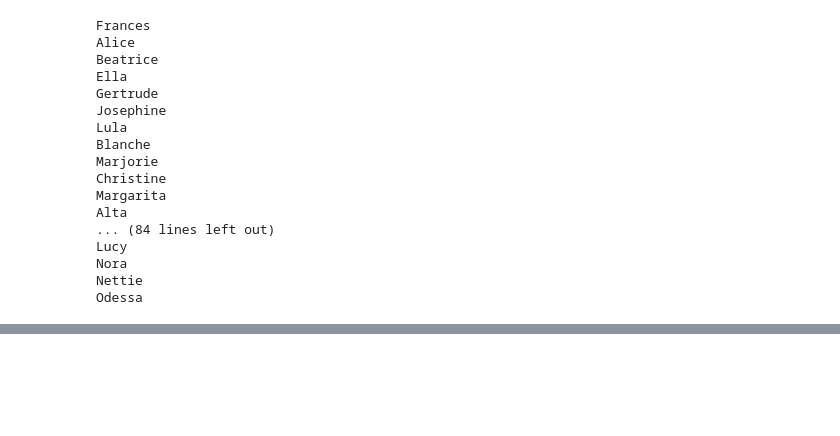
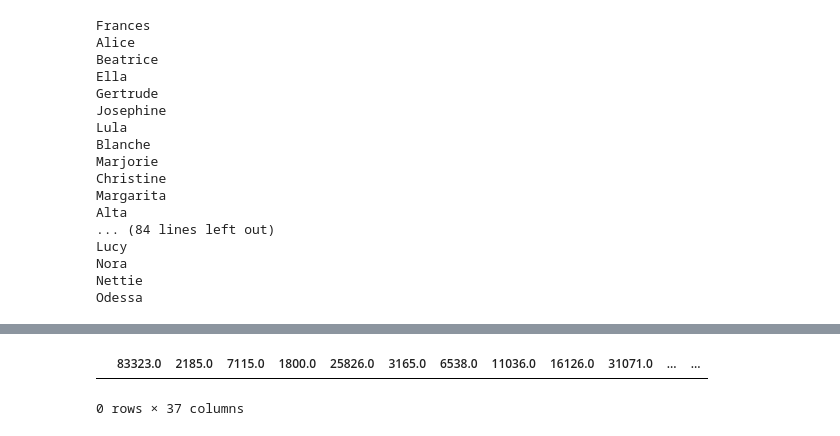
Before and after one commit to xyg123/SNP_enrich_preprocess, a Jupyter notebook: notebooks/LDSC_BQ_sumstats.ipynb, the cells around one changed output, grey strips where cells are left out. Cells and saved outputs as stored; diff of their text form; code cells hidden in the pictures; blank space fills up the shorter version.

```diff
--- a/notebooks/LDSC_BQ_sumstats.ipynb
+++ b/notebooks/LDSC_BQ_sumstats.ipynb
@@ -302,0 +490,6 @@ for row in query_job:
+# %%
+subset_M=pd.read_csv("/Users/xg1/Downloads/ldsc/subset36_baselineLD/baselineLD.22.l2.M_5_50", sep='\t')
+subset_M
+# %% [output]
+|  | 83323.0 | 2185.0 | 7115.0 | 1800.0 | 25826.0 | 3165.0 | 6538.0 | 11036.0 | 16126.0 | 31071.0 | ... | ... |
+0 rows × 37 columns
```
Also changed, not shown: parts of 6 cells of this notebook.
